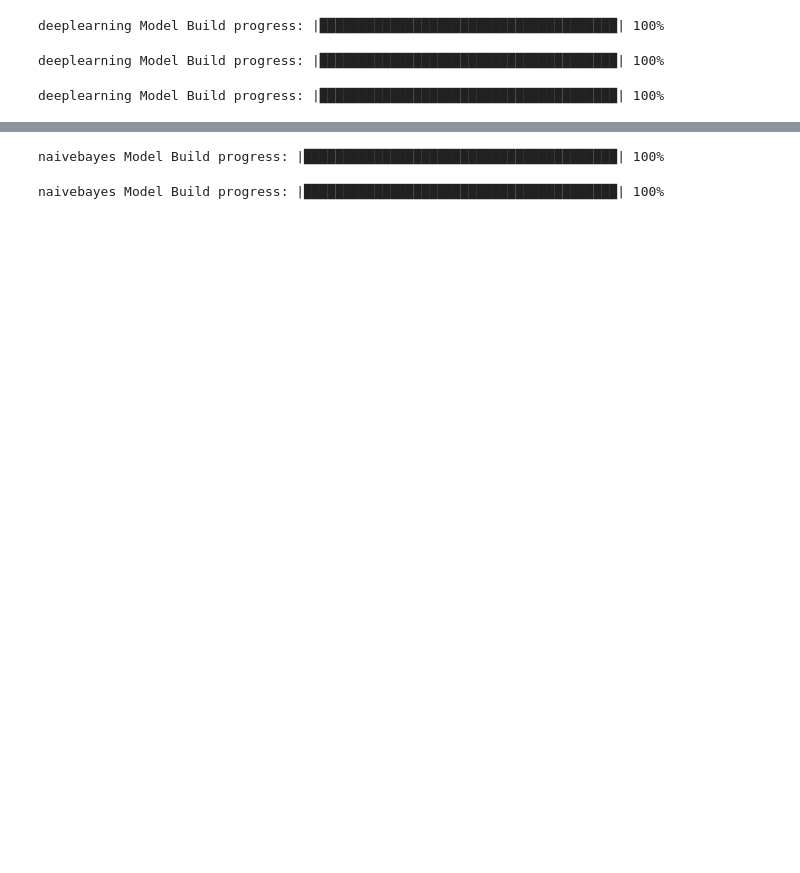
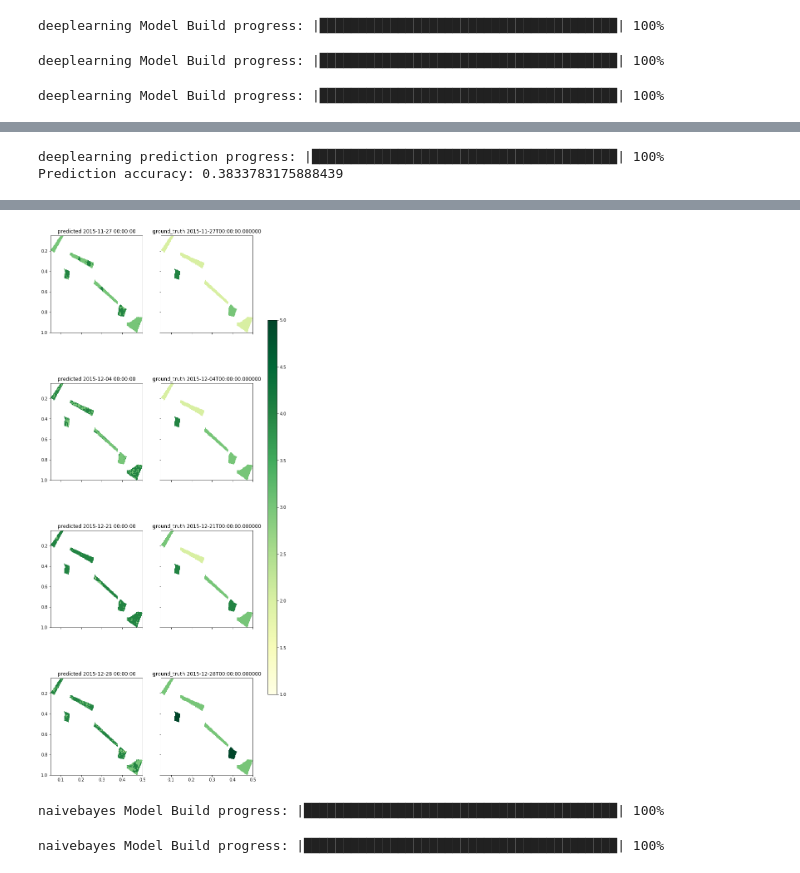
Before and after one commit to alexsalr/ciat_monitor_crops, a Jupyter notebook: examples/Models_test.ipynb, the cells around one changed output, grey strips where cells are left out. Saved outputs shown, nothing was run; the diff lists cells and outputs as text; code cells hidden in the pictures; blank space fills up the shorter version.

```diff
--- a/examples/Models_test.ipynb
+++ b/examples/Models_test.ipynb
@@ -950,8 +828,8 @@ dl_fit3 = H2ODeepLearningEstimator(model_id='dl_fit3',
                                    hidden=[10,10],
                                    score_interval=1,          #used for early stopping
                                    stopping_rounds=3,         #used for early stopping
-                                   stopping_metric='AUC',     #used for early stopping
-                                   stopping_tolerance=0.0005, #used for early stopping
+                                   stopping_metric='misclassification',     #used for early stopping
+                                   #stopping_tolerance=0.0005, #used for early stopping
                                    seed=1)
 dl_fit3.train(x=x, y=y, training_frame=train, validation_frame=valid)
 # %% [output]
@@ -971,0 +913,5 @@ print dl_perf3.auc()
+# %%
+compare_predictions(dl_fit3, data_test)
+# %% [output]
+deeplearning prediction progress: |███████████████████████████████████████| 100%
+Prediction accuracy: 0.3833783175888439
@@ -972,3 +919,4 @@ print dl_perf3.auc()
+[figure, added]
 # %%
 from h2o.estimators.naive_bayes import H2ONaiveBayesEstimator
 nb_fit1 = H2ONaiveBayesEstimator(model_id='nb_fit1')
```
Also changed, not shown: parts of 66 cells of this notebook.
